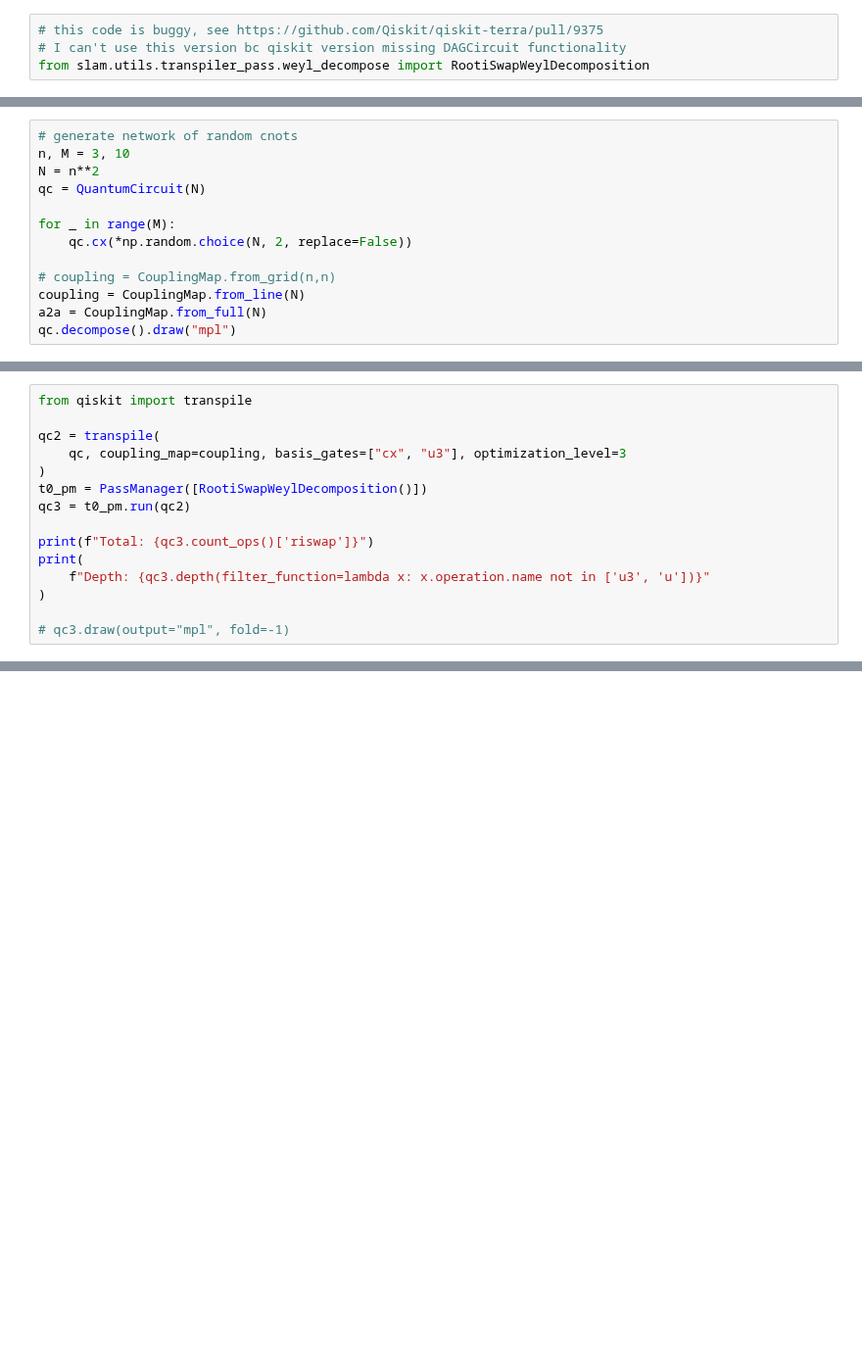
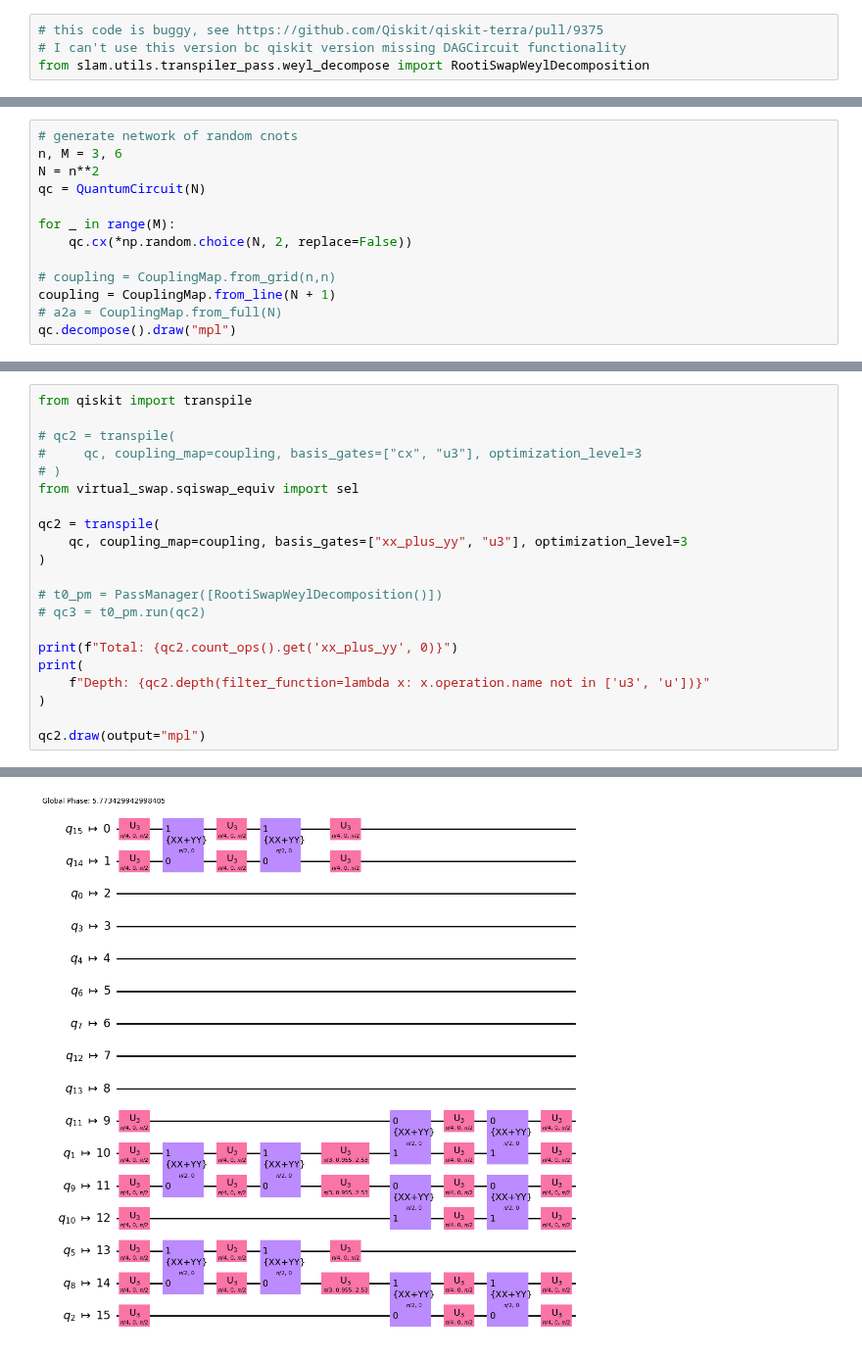
Before and after one commit to Pitt-JonesLab/mirror-gates, a Jupyter notebook: src/virtual_swap/scripts/main.ipynb, the cells around one changed output, grey strips where cells are left out. Shown at 98% size. Drawn from its saved outputs; the diff is of its cells as text; blank space fills up the shorter version.

```diff
--- a/src/virtual_swap/scripts/main.ipynb
+++ b/src/virtual_swap/scripts/main.ipynb
@@ -56,6 +63,6 @@ qc.decompose().draw("mpl")
 # %%
 # generate network of random cnots
-n, M = 3, 10
+n, M = 3, 6
 N = n**2
 qc = QuantumCircuit(N)
 
@@ -63,6 +70,6 @@ for _ in range(M):
     qc.cx(*np.random.choice(N, 2, replace=False))
 
 # coupling = CouplingMap.from_grid(n,n)
-coupling = CouplingMap.from_line(N)
-a2a = CouplingMap.from_full(N)
+coupling = CouplingMap.from_line(N + 1)
+# a2a = CouplingMap.from_full(N)
 qc.decompose().draw("mpl")
@@ -71,16 +76,22 @@ qc.decompose().draw("mpl")
 # %%
 from qiskit import transpile
 
+# qc2 = transpile(
+#     qc, coupling_map=coupling, basis_gates=["cx", "u3"], optimization_level=3
+# )
+from virtual_swap.sqiswap_equiv import sel
+
 qc2 = transpile(
-    qc, coupling_map=coupling, basis_gates=["cx", "u3"], optimization_level=3
-)
-t0_pm = PassManager([RootiSwapWeylDecomposition()])
-qc3 = t0_pm.run(qc2)
-
-print(f"Total: {qc3.count_ops()['riswap']}")
-print(
-    f"Depth: {qc3.depth(filter_function=lambda x: x.operation.name not in ['u3', 'u'])}"
+    qc, coupling_map=coupling, basis_gates=["xx_plus_yy", "u3"], optimization_level=3
 )
 
-# qc3.draw(output="mpl", fold=-1)
+# t0_pm = PassManager([RootiSwapWeylDecomposition()])
+# qc3 = t0_pm.run(qc2)
+
+print(f"Total: {qc2.count_ops().get('xx_plus_yy', 0)}")
+print(
+    f"Depth: {qc2.depth(filter_function=lambda x: x.operation.name not in ['u3', 'u'])}"
+)
+
+qc2.draw(output="mpl")
 # %% [output]
@@ -89 +100,2 @@ Depth: 22
+[figure, added]
 # %%
```
Also changed, not shown: parts of 13 cells of this notebook, 3 other files.
